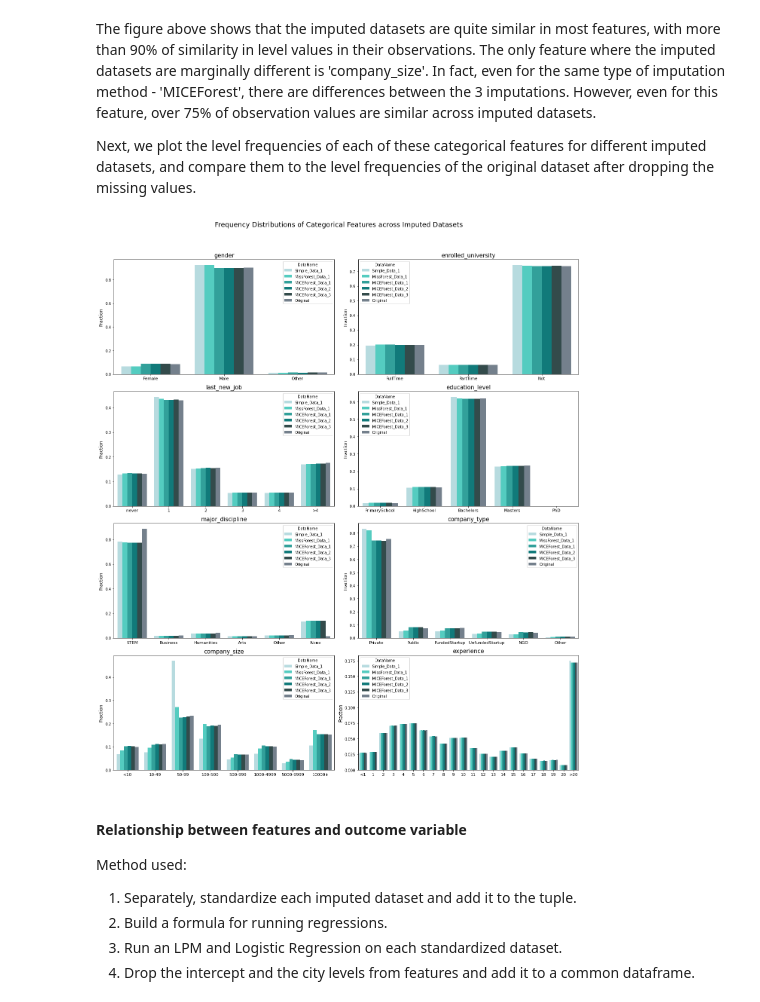
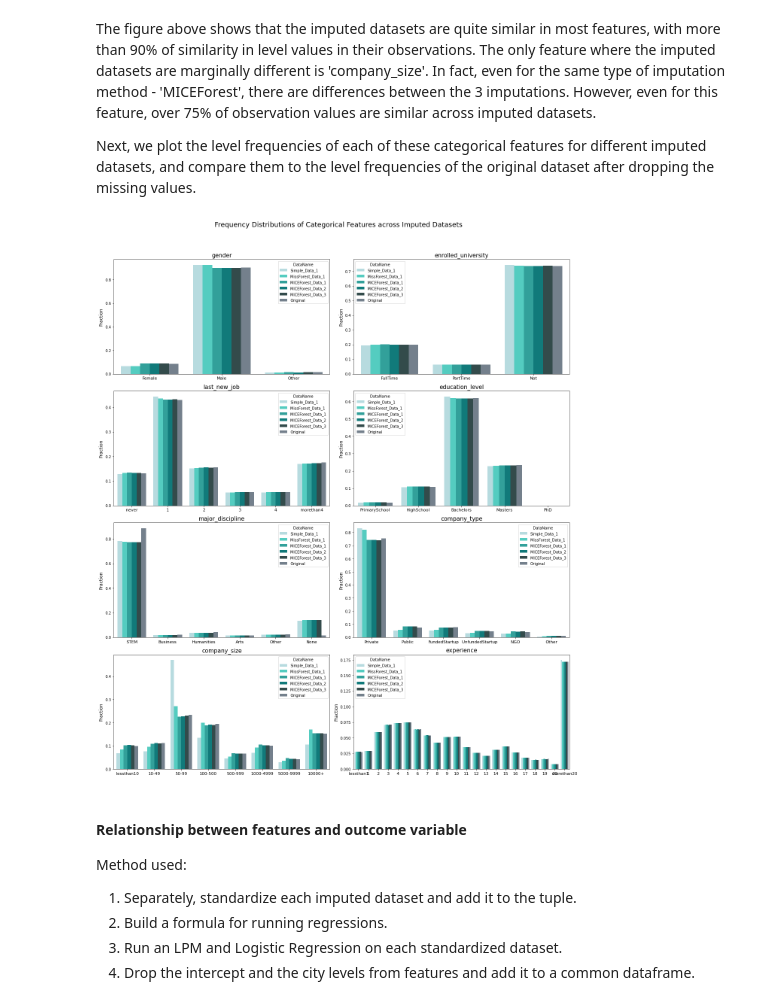
Before and after one commit to SouravSinhas/Job-Change-of-Data-Scientists, a Jupyter notebook: notebooks/DataScientist_Job_Change_Prediction.ipynb, the cells around one changed output. Cells and saved outputs as stored; diff of their text form; code cells hidden in the pictures.

```diff
--- a/notebooks/DataScientist_Job_Change_Prediction.ipynb
+++ b/notebooks/DataScientist_Job_Change_Prediction.ipynb
@@ -178,3 +183,15 @@ As seen in the table above, observations with major_discipline takes 'Missing' v
 # Holder for all imputed datasets
 
 imputed_data = {}
+# %%
+# Ensure that levels in categorical features do not have '<','>','[',']' characters
+
+[print(item, level)
+ for item in Data.columns
+ if Data[item].dtypes.name == 'category'
+ for level in Data[item].dropna().unique().to_list()
+ if (level.find('>')!=-1 or level.find('<')!=-1 or level.find('[')!=-1 or level.find('[')!=-1)];
+
+Data['experience'].cat.rename_categories({'>20':'morethan20', '<1':'lessthan1'}, inplace = True)
+Data['company_size'].cat.rename_categories({'<10':'lessthan10'}, inplace = True)
+Data['last_new_job'].cat.rename_categories({'>4':'morethan4'}, inplace = True)
@@ -311,6 +333,9 @@ for item in Data_PreMissForest.columns.to_list():
 Data_MissForest = ensure_consistentImpute(Data_MissForest)
 assert sum(Data_MissForest.isna().sum()) == 0
 
+# Now reconvert the object features to categories
+Data_MissForest[catvars] = Data_MissForest[catvars].astype('category')
+
 # Pushing newly created data into dictionary
 imputed_data['MissForest'] = [Data_MissForest.copy(deep = True)]
 del Data_MissForest
@@ -412,43 +439,43 @@ Next, we plot the level frequencies of each of these categorical features for di
 hue_order = [name for (name,_) in imputed_all]+['Original']
 level_order = {'gender':['Female','Male','Other'],
                'enrolled_university':['FullTime','PartTime','Not'],
-               'last_new_job':['never','1','2','3','4','>4'],
+               'last_new_job':['never','1','2','3','4','morethan4'],
                'education_level':['PrimarySchool','HighSchool','Bachelors','Masters','PhD'],
                'major_discipline':['STEM','Business','Humanities','Arts','Other','None'],
                'company_type':['Private','Public','FundedStartup','UnfundedStartup','NGO','Other'],
-               'company_size':['<10','10-49','50-99','100-500','500-999','1000-4999','5000-9999','10000+'],
-               'experience':['<1']+[str(i) for i in np.arange(1,21,1)]+['>20']}
+               'company_size':['lessthan10','10-49','50-99','100-500','500-999','1000-4999','5000-9999','10000+'],
+               'experience':['lessthan1']+[str(i) for i in np.arange(1,21,1)]+['morethan20']}
 color = ['powderblue','turquoise','lightseagreen','darkcyan','darkslategray','slategrey']
 leglabels = []
 
 fig, ax = plt.subplots(4,2, figsize = (9*2, 5*4))
 for counter, item in enumerate(catvars_with_missing):
 
     newframe = pd.DataFrame({item:[], 'Fraction':[], 'DataName':[]})
     for i, (name, frame) in enumerate(imputed_all):
         tempframe = (frame[item].value_counts()/len(frame)).reset_index()
         tempframe.columns = [item, 'Fraction']
         tempframe['DataName'] = [name for _ in np.arange(frame[item].nunique())]
         newframe = pd.concat([newframe, tempframe], axis = 0, ignore_index = True)
 
     tempframe = (Data[item].value_counts(dropna = True)/len(Data.dropna(subset = [item], axis = 0, inplace = False))).reset_index()
     tempframe.columns = [item, 'Fraction']
     tempframe['DataName'] = ['Original' for _ in np.arange(Data.dropna(subset = [item], axis = 0, inplace = False)[item].nunique())]
     newframe = pd.concat([newframe, tempframe], axis = 0, ignore_index = True)
 
     plt.subplot(4,2,counter+1)
     g = sns.barplot(data = newframe, x = item, y = 'Fraction', hue = 'DataName', order = level_order[item], palette = color)
     g.set_title(item, fontsize = 15)
     g.set_ylabel('Fraction', fontsize = 12)
     g.set_xlabel('')
     g.set_xticklabels(level_order[item], fontsize = 11)
 plt.suptitle('Frequency Distributions of Categorical Features across Imputed Datasets', fontsize = 18, y = 1.03)
 plt.tight_layout()
 plt.show()
 
 del [newframe, tempframe]
 # %% [output]
-[figure, old version]
+[figure, new version]
 # %% [markdown]
 #### Relationship between features and outcome variable
 
```
Also changed, not shown: parts of 18 cells of this notebook, 15 other files.
